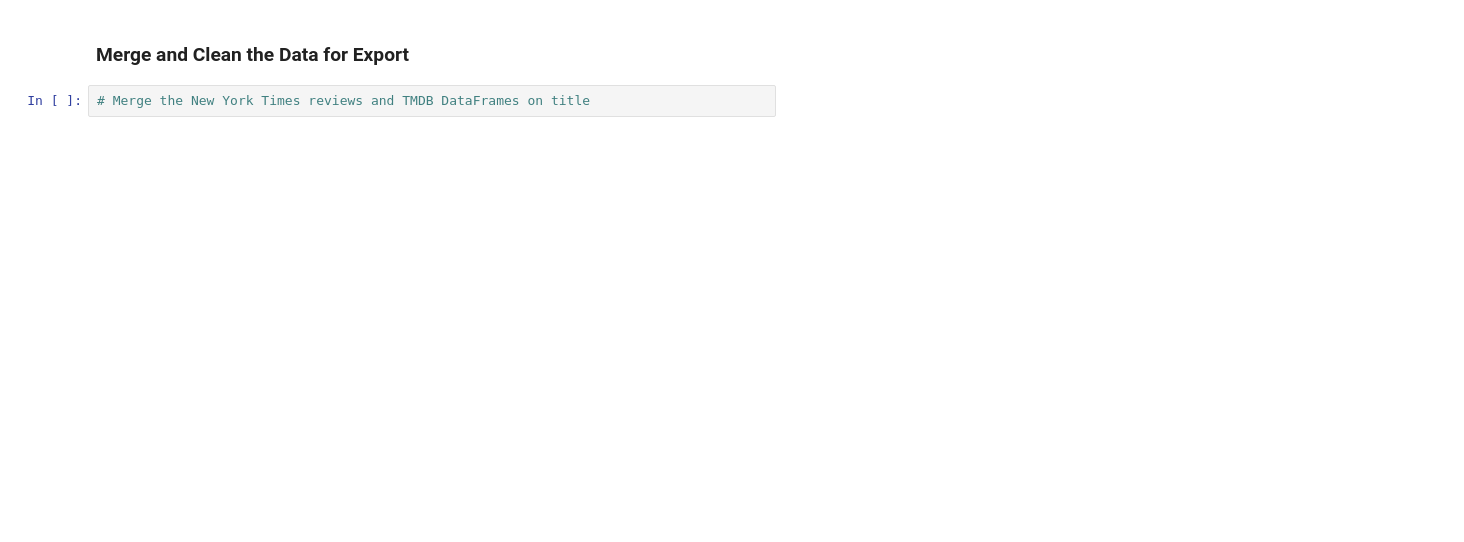
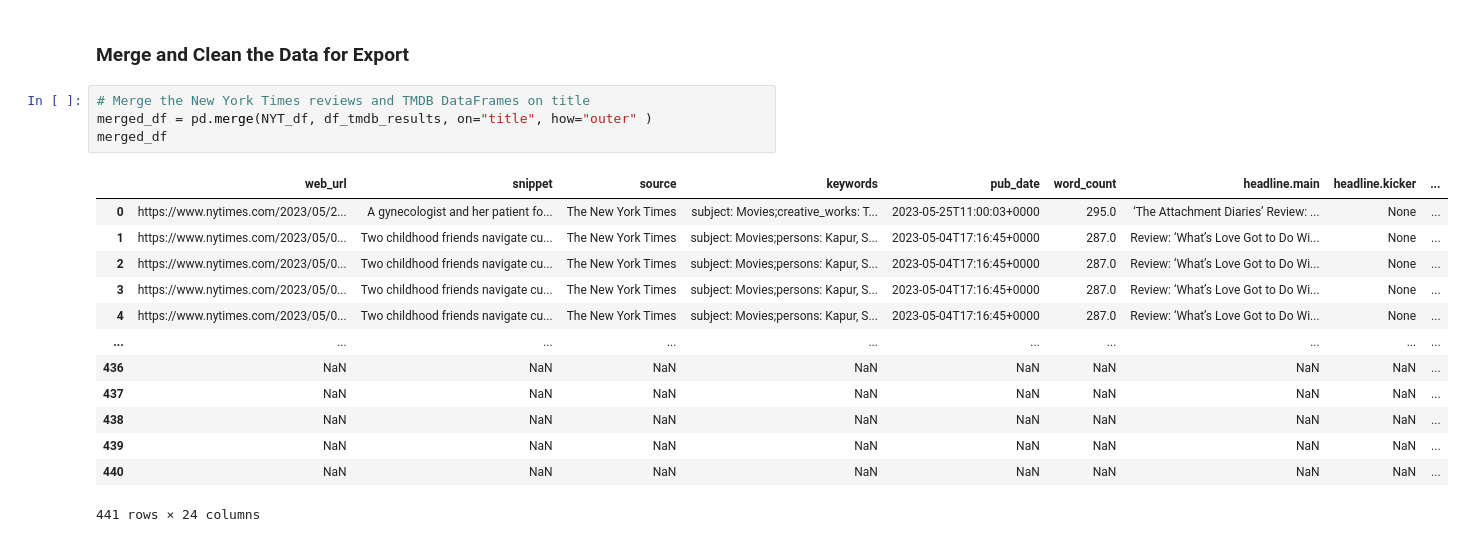
Before and after one commit to SoloAjayi/data-sourcing-challenge, a Jupyter notebook: M6_Starter_Code/retrieve_movie_data.ipynb, the cells around one changed output. Cells and saved outputs as stored; diff of their text form; blank space fills up the shorter version.

```diff
--- a/M6_Starter_Code/retrieve_movie_data.ipynb
+++ b/M6_Starter_Code/retrieve_movie_data.ipynb
@@ -184,6 +414,22 @@ tmdb_key_string = "&api_key=" + tmdb_api_key
 ### Merge and Clean the Data for Export
 # %%
 # Merge the New York Times reviews and TMDB DataFrames on title
+merged_df = pd.merge(NYT_df, df_tmdb_results, on="title", how="outer" )
+merged_df
+# %% [output]
+|  | web_url | snippet | source | keywords | pub_date | word_count | headline.main | headline.kicker | ... |
+| 0 | https://www.nytimes.com/2023/05/2... | A gynecologist and her patient fo... | The New York Times | subject: Movies;creative_works: T... | 2023-05-25T11:00:03+0000 | 295.0 | ‘The Attachment Diaries’ Review: ... | None | ... |
+| 1 | https://www.nytimes.com/2023/05/0... | Two childhood friends navigate cu... | The New York Times | subject: Movies;persons: Kapur, S... | 2023-05-04T17:16:45+0000 | 287.0 | Review: ‘What’s Love Got to Do Wi... | None | ... |
+| 2 | https://www.nytimes.com/2023/05/0... | Two childhood friends navigate cu... | The New York Times | subject: Movies;persons: Kapur, S... | 2023-05-04T17:16:45+0000 | 287.0 | Review: ‘What’s Love Got to Do Wi... | None | ... |
+| 3 | https://www.nytimes.com/2023/05/0... | Two childhood friends navigate cu... | The New York Times | subject: Movies;persons: Kapur, S... | 2023-05-04T17:16:45+0000 | 287.0 | Review: ‘What’s Love Got to Do Wi... | None | ... |
+| 4 | https://www.nytimes.com/2023/05/0... | Two childhood friends navigate cu... | The New York Times | subject: Movies;persons: Kapur, S... | 2023-05-04T17:16:45+0000 | 287.0 | Review: ‘What’s Love Got to Do Wi... | None | ... |
+| ... | ... | ... | ... | ... | ... | ... | ... | ... | ... |
+| 436 | NaN | NaN | NaN | NaN | NaN | NaN | NaN | NaN | ... |
+| 437 | NaN | NaN | NaN | NaN | NaN | NaN | NaN | NaN | ... |
+| 438 | NaN | NaN | NaN | NaN | NaN | NaN | NaN | NaN | ... |
+| 439 | NaN | NaN | NaN | NaN | NaN | NaN | NaN | NaN | ... |
+| 440 | NaN | NaN | NaN | NaN | NaN | NaN | NaN | NaN | ... |
+441 rows × 24 columns
 # %%
 # Remove list brackets and quotation marks on the columns containing lists
 # Create a list of the columns that need fixing
```
Also changed, not shown: parts of 20 cells of this notebook, 1 other file.
